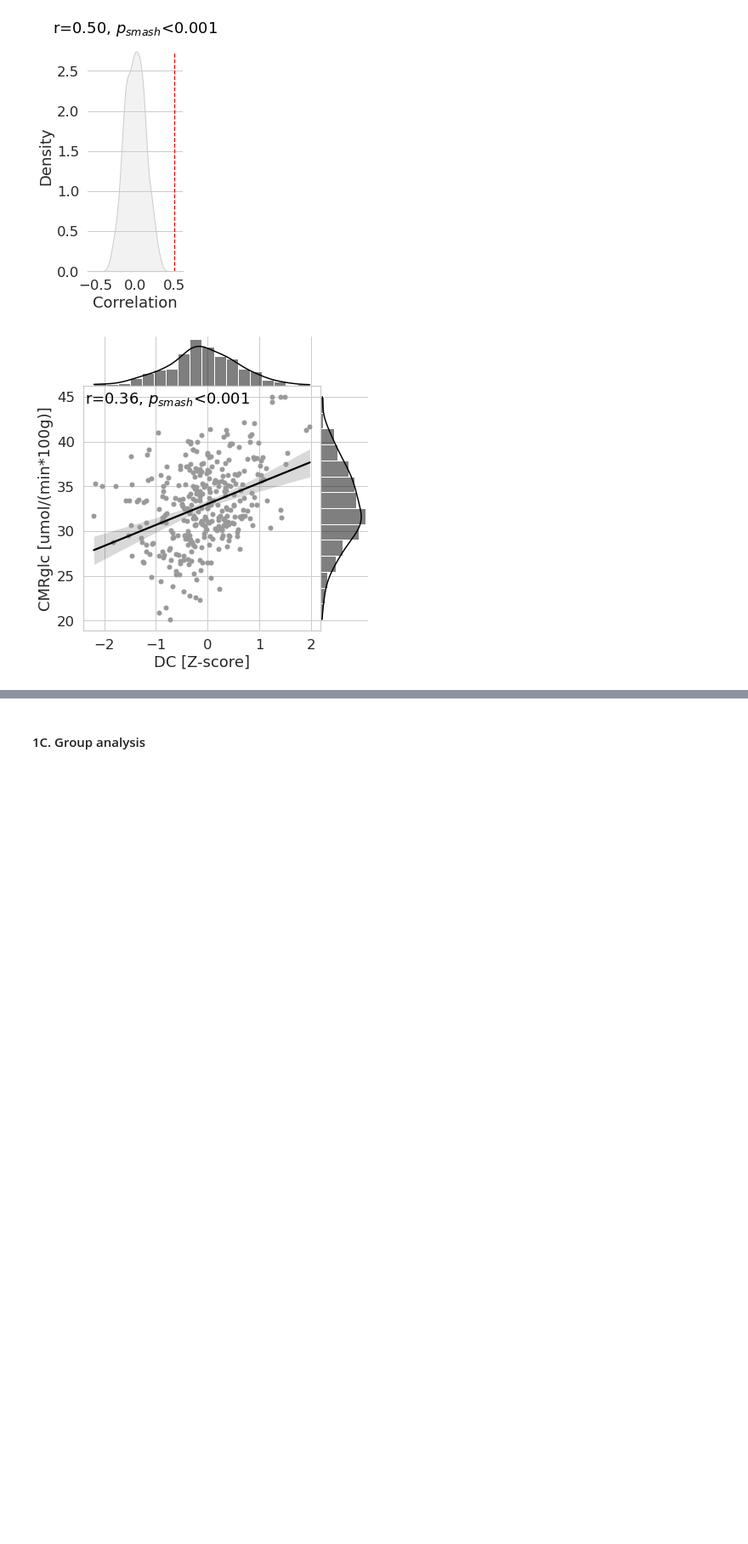
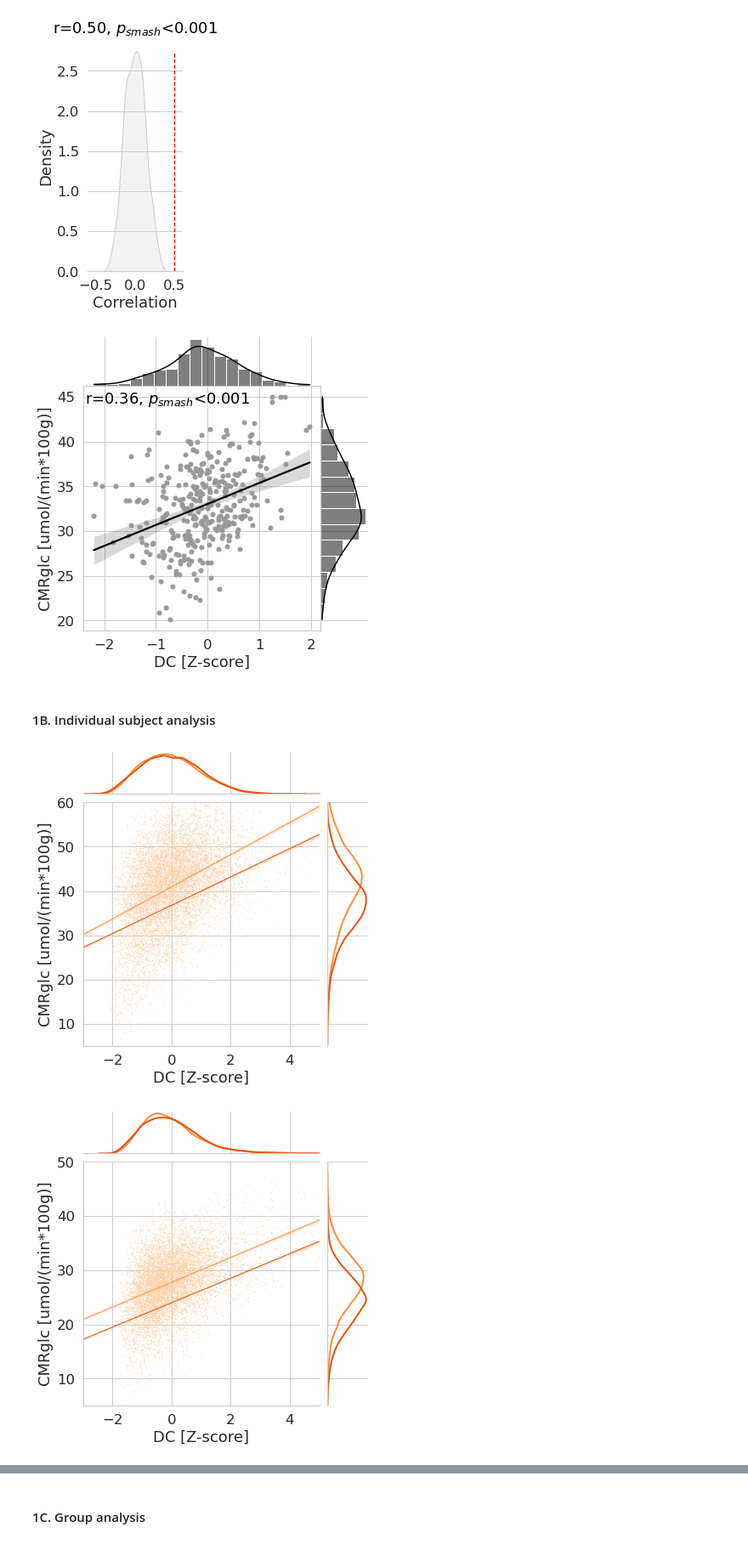
Before and after one commit to NeuroenergeticsLab/energetic_costs, a Jupyter notebook: scripts/Manuscript Figures.ipynb, the cells around one changed output, grey strips where cells are left out. Shown at 85% size. Drawn from its saved outputs; the diff is of its cells as text; code cells hidden in the pictures; blank space fills up the shorter version.

Commit message:
Figure 1B & C updated

```diff
--- a/scripts/Manuscript Figures.ipynb
+++ b/scripts/Manuscript Figures.ipynb
@@ -148,6 +150,20 @@ else:
     if 'index' in all_ind_vox_vals.columns: all_ind_vox_vals.drop(['index'], axis = 1, inplace=True)
     with open(os.path.join(root_dir,'gx_all-cohorts_data_nsubj-{}_{}-{}_v1.1.pickle'.format(total_n_subj,conn_metric,dc_type)), 'rb') as f:
         cohorts_metadata = pickle.load(f)
+    all_ind_roi_vals = all_ind_vox_vals.groupby(['cohort','sid','roi_id'], as_index=False).median()
+
+    ### UPDATE!
+    sid2sex = {}
+    for site in ['TUM','VIE']:
+        for coh in cohorts_metadata[site].keys():
+            for sidx,sid in enumerate(cohorts_metadata[site][coh]['sids']):
+                sid2sex[cohorts_metadata[site][coh]['sub_pref'] % sid]= 'F' if cohorts_metadata[site][coh]['sex'][sidx]==-1 else 'M'
+
+    subj_ages={'HC002':23,'HC003':24,'HC004':28,'HC006':22,'HC007':22,'HC009':42,'HC010':20,'HC012':36,'HC013':24,'HC014':25,
+         's003':35,'s007':46,'s012':38,'s014':35,'s017':52,'s020':41,'s023':38,'s025':50,'s026':52,'s028':24,
+         's029':42,'s030':28,'s031':25,'s032':26,'s033':22,'s034':27,'s035':24,'s036':31,'s037':27,'s038':27
+        }
+    ### UPDATE end
 # %% [markdown]
 #### Colors
 # %%
@@ -195,3 +211,46 @@ g = src.functions.plot_joint(example_ind_roi_vals[x_var],example_ind_roi_vals[y_
 [figure]
 [figure]
 [figure]
+# %% [markdown]
+#### 1B. Individual subject analysis
+# %%
+selected_df = all_ind_vox_vals
+s = 0.1
+selected_site = 'TUM' #options: TUM or VIE
+coh0 = 'a1' #options: a1 or b, if the latter (replication cohort TUM), it will ignore the coh1 variable
+coh1 = 'a2' #options: a2
+selected_site_sids = list(np.unique(cohorts_metadata[selected_site][coh0]['sids']+cohorts_metadata[selected_site][coh1]['sids']))
+s1 = f'{selected_site}.{coh0}'
+s2 = f'{selected_site}.{coh1}'
+scatter_color = plt.cm.tab20c([7]).flatten() if selected_site=='TUM' else plt.cm.tab20c([11]).flatten()#
+if((selected_site=='TUM') & (coh0=='b')):
+    scatter_color = plt.cm.tab20c([14]).flatten()
+    selected_site_sids = cohorts_metadata[selected_site]['b']['sids']
+for sid in selected_site_sids:#list(cohorts_metadata[selected_site]['a1']['sids']):
+    subj_id = cohorts_metadata[selected_site][coh0]['sub_pref'] % sid
+    ylim=(5,50) if sid not in [3,26,33] else (5,60)
+    if sid in [26,28,31,34,36]: ylim=(5,40)
+    if ((selected_site=='VIE') & (sid not in [4,9,12,14])): ylim=(10,65)
+    selected_coh = s1 if sid in cohorts_metadata[selected_site][coh0]['sids'] else s2
+    filtered_index = [((selected_df.cohort==selected_coh) & (selected_df.sid==subj_id))]
+    smash_dists = [cohorts_metadata[selected_site][selected_coh.split('.')[1]]['individual_smash'][sid][f'smash_{x_var}-{y_var}']]
+    cohorts_list = [s1,s2]
+    color_list = [cohorts_metadata[selected_site][coh0]['color'],cohorts_metadata[selected_site][coh1]['color']]
+    if((sid in cohorts_metadata[selected_site][coh1]['sids']) & (sid in cohorts_metadata[selected_site][coh0]['sids'])):
+        filtered_index+=[((selected_df.cohort==s2) & (selected_df.sid==subj_id))]
+        smash_dists+=[cohorts_metadata[selected_site][coh1]['individual_smash'][sid][f'smash_{x_var}-{y_var}']]
+        src.functions.multiple_joinplot(selected_df,x_var,y_var,filtered_index,smash_dists,cohorts_list,color_list,scatter_color,
+                      #[plt.cm.tab20c([5]).flatten(),plt.cm.tab20c([4]).flatten()],plt.cm.tab20c([7]).flatten(),
+                          xlabel=xlabel,ylabel=ylabel,xlim=(-3,5),ylim=ylim,legend_bbox_to_anchor=(-0.09,-0.5),plot_legend=False,s=s)
+    elif(sid in cohorts_metadata[selected_site][coh1]['sids']):
+        filtered_index=[((selected_df.cohort==s2) & (selected_df.sid==subj_id))]
+        smash_dists=[cohorts_metadata[selected_site][coh1]['individual_smash'][sid][f'smash_{x_var}-{y_var}']]
+        src.functions.multiple_joinplot(selected_df,x_var,y_var,filtered_index,smash_dists,cohorts_list[1:],color_list[1:],scatter_color,
+                      #[plt.cm.tab20c([5]).flatten(),plt.cm.tab20c([4]).flatten()],plt.cm.tab20c([7]).flatten(),
+                          xlabel=xlabel,ylabel=ylabel,xlim=(-3,5),ylim=ylim,legend_bbox_to_anchor=(-0.09,-0.5),plot_legend=False,s=s)
+    else:
+        src.functions.multiple_joinplot(selected_df,x_var,y_var,filtered_index,smash_dists,cohorts_list[:1],color_list[:1],scatter_color,
+                          xlabel=xlabel,ylabel=ylabel,xlim=(-3,5),ylim=ylim,legend_bbox_to_anchor=(-0.09,-0.5),plot_legend=False,s=s)
+# %% [output]
+[figure, added]
+[figure, added]
```
Also changed, not shown: parts of 7 cells of this notebook, 2 other files.
